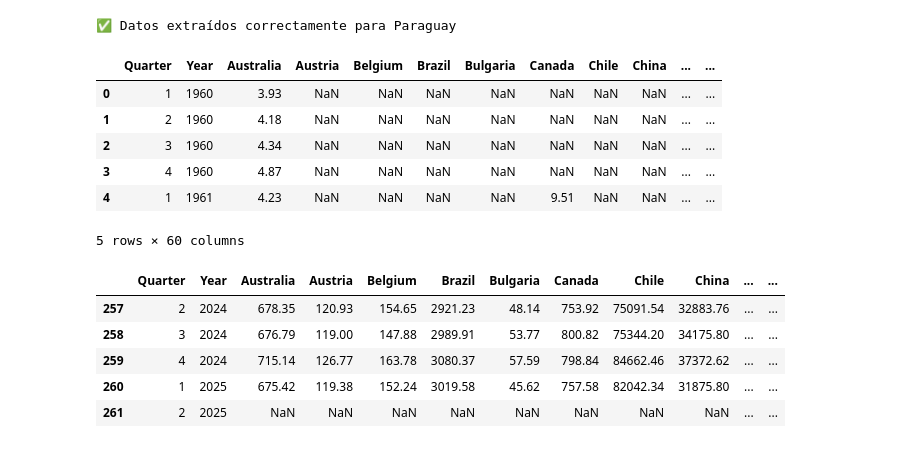
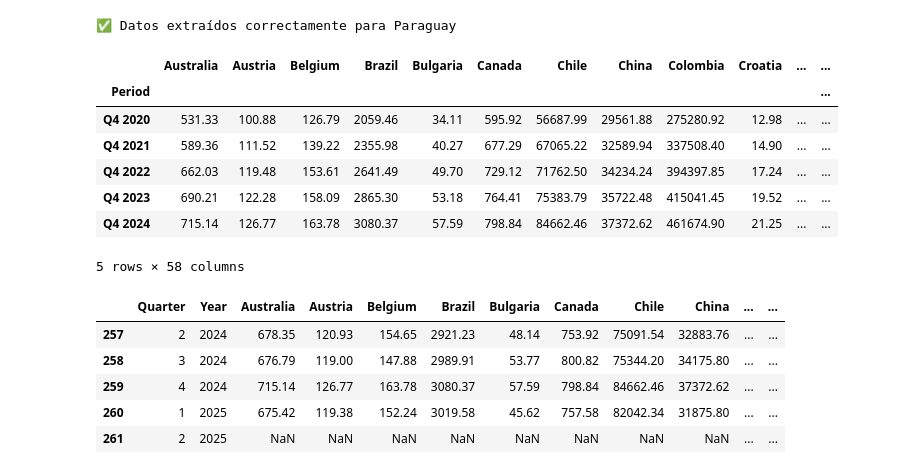
Before and after one commit to acostadlucas/mcs-red, a Jupyter notebook: scrape_gdp_links_indexes.ipynb, the cells around one changed output. Drawn from its saved outputs; the diff is of its cells as text; code cells hidden in the pictures.

```diff
--- a/scrape_gdp_links_indexes.ipynb
+++ b/scrape_gdp_links_indexes.ipynb
@@ -157,6 +168,17 @@ if match:
     print(f"✅ Datos extraídos correctamente para {country}")
 # %% [output]
 ✅ Datos extraídos correctamente para Paraguay
+# %%
+master_df.tail()
+# %% [output]
+|  | Australia | Austria | Belgium | Brazil | Bulgaria | Canada | Chile | China | Colombia | Croatia | ... | ... |
+| Period |  |  |  |  |  |  |  |  |  |  |  | ... |
+| Q4 2020 | 531.33 | 100.88 | 126.79 | 2059.46 | 34.11 | 595.92 | 56687.99 | 29561.88 | 275280.92 | 12.98 | ... | ... |
+| Q4 2021 | 589.36 | 111.52 | 139.22 | 2355.98 | 40.27 | 677.29 | 67065.22 | 32589.94 | 337508.40 | 14.90 | ... | ... |
+| Q4 2022 | 662.03 | 119.48 | 153.61 | 2641.49 | 49.70 | 729.12 | 71762.50 | 34234.24 | 394397.85 | 17.24 | ... | ... |
+| Q4 2023 | 690.21 | 122.28 | 158.09 | 2865.30 | 53.18 | 764.41 | 75383.79 | 35722.48 | 415041.45 | 19.52 | ... | ... |
+| Q4 2024 | 715.14 | 126.77 | 163.78 | 3080.37 | 57.59 | 798.84 | 84662.46 | 37372.62 | 461674.90 | 21.25 | ... | ... |
+5 rows × 58 columns
 # %%
 # Resetear el índice para separar "Period"
 master_df = master_df.reset_index()
@@ -170,16 +192,6 @@ master_df = master_df[cols]
 
 # Ordenar por Year y Quarter
 master_df = master_df.sort_values(by=["Year", "Quarter"]).reset_index(drop=True)
-# %%
-master_df.head()
-# %% [output]
-|  | Quarter | Year | Australia | Austria | Belgium | Brazil | Bulgaria | Canada | Chile | China | ... | ... |
-| 0 | 1 | 1960 | 3.93 | NaN | NaN | NaN | NaN | NaN | NaN | NaN | ... | ... |
-| 1 | 2 | 1960 | 4.18 | NaN | NaN | NaN | NaN | NaN | NaN | NaN | ... | ... |
-| 2 | 3 | 1960 | 4.34 | NaN | NaN | NaN | NaN | NaN | NaN | NaN | ... | ... |
-| 3 | 4 | 1960 | 4.87 | NaN | NaN | NaN | NaN | NaN | NaN | NaN | ... | ... |
-| 4 | 1 | 1961 | 4.23 | NaN | NaN | NaN | NaN | 9.51 | NaN | NaN | ... | ... |
-5 rows × 60 columns
 # %%
 master_df.tail()
 # %% [output]
```
Also changed, not shown: parts of 4 cells of this notebook, 5 other files.
